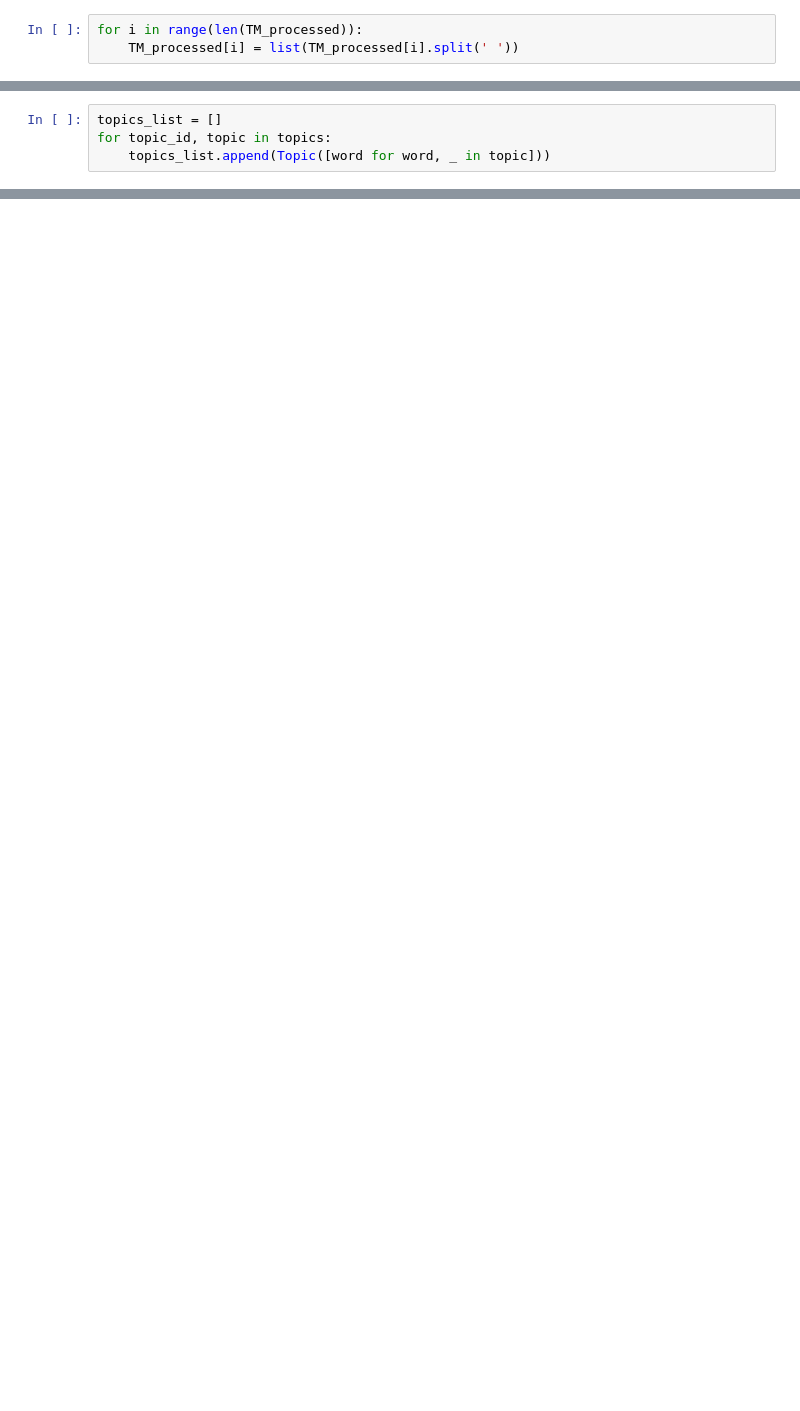
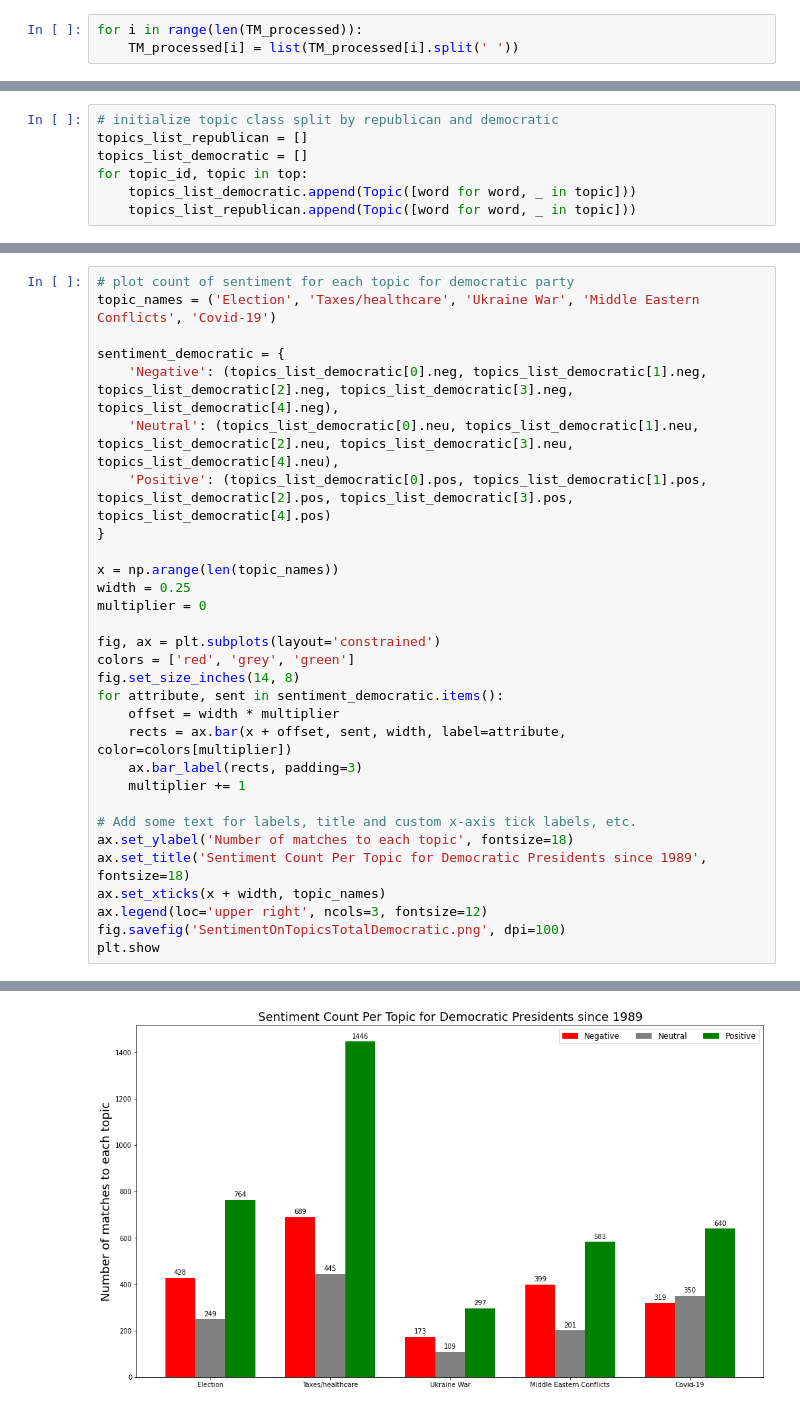
Before and after one commit to Lindberghh/PresidentialSpeechesTMSA, a Jupyter notebook: Case Study.ipynb, the cells around one changed output, grey strips where cells are left out. Saved outputs shown, nothing was run; the diff lists cells and outputs as text; blank space fills up the shorter version.

```diff
--- a/Case Study.ipynb
+++ b/Case Study.ipynb
@@ -459,4 +359,7 @@ for topic_id, topic in topics:
 # %%
-topics_list = []
-for topic_id, topic in topics:
-    topics_list.append(Topic([word for word, _ in topic]))
+# initialize topic class split by republican and democratic
+topics_list_republican = []
+topics_list_democratic = []
+for topic_id, topic in top:
+    topics_list_democratic.append(Topic([word for word, _ in topic]))
+    topics_list_republican.append(Topic([word for word, _ in topic]))
@@ -550,0 +471,31 @@ plt.show
+# %%
+# plot count of sentiment for each topic for democratic party
+topic_names = ('Election', 'Taxes/healthcare', 'Ukraine War', 'Middle Eastern Conflicts', 'Covid-19')
+
+sentiment_democratic = {
+    'Negative': (topics_list_democratic[0].neg, topics_list_democratic[1].neg, topics_list_democratic[2].neg, topics_list_democratic[3].neg, topics_list_democratic[4].neg),
+    'Neutral': (topics_list_democratic[0].neu, topics_list_democratic[1].neu, topics_list_democratic[2].neu, topics_list_democratic[3].neu, topics_list_democratic[4].neu),
+    'Positive': (topics_list_democratic[0].pos, topics_list_democratic[1].pos, topics_list_democratic[2].pos, topics_list_democratic[3].pos, topics_list_democratic[4].pos)
+}
+
+x = np.arange(len(topic_names))
+width = 0.25
+multiplier = 0
+
+fig, ax = plt.subplots(layout='constrained')
+colors = ['red', 'grey', 'green']
+fig.set_size_inches(14, 8)
+for attribute, sent in sentiment_democratic.items():
+    offset = width * multiplier
+    rects = ax.bar(x + offset, sent, width, label=attribute, color=colors[multiplier])
+    ax.bar_label(rects, padding=3)
+    multiplier += 1
+
+# Add some text for labels, title and custom x-axis tick labels, etc.
+ax.set_ylabel('Number of matches to each topic', fontsize=18)
+ax.set_title('Sentiment Count Per Topic for Democratic Presidents since 1989', fontsize=18)
+ax.set_xticks(x + width, topic_names)
+ax.legend(loc='upper right', ncols=3, fontsize=12)
+fig.savefig('SentimentOnTopicsTotalDemocratic.png', dpi=100)
+plt.show
+# %% [output]
@@ -550,0 +503 @@ plt.show
+[figure, added]
```
Also changed, not shown: parts of 38 cells of this notebook, 12 other files.
